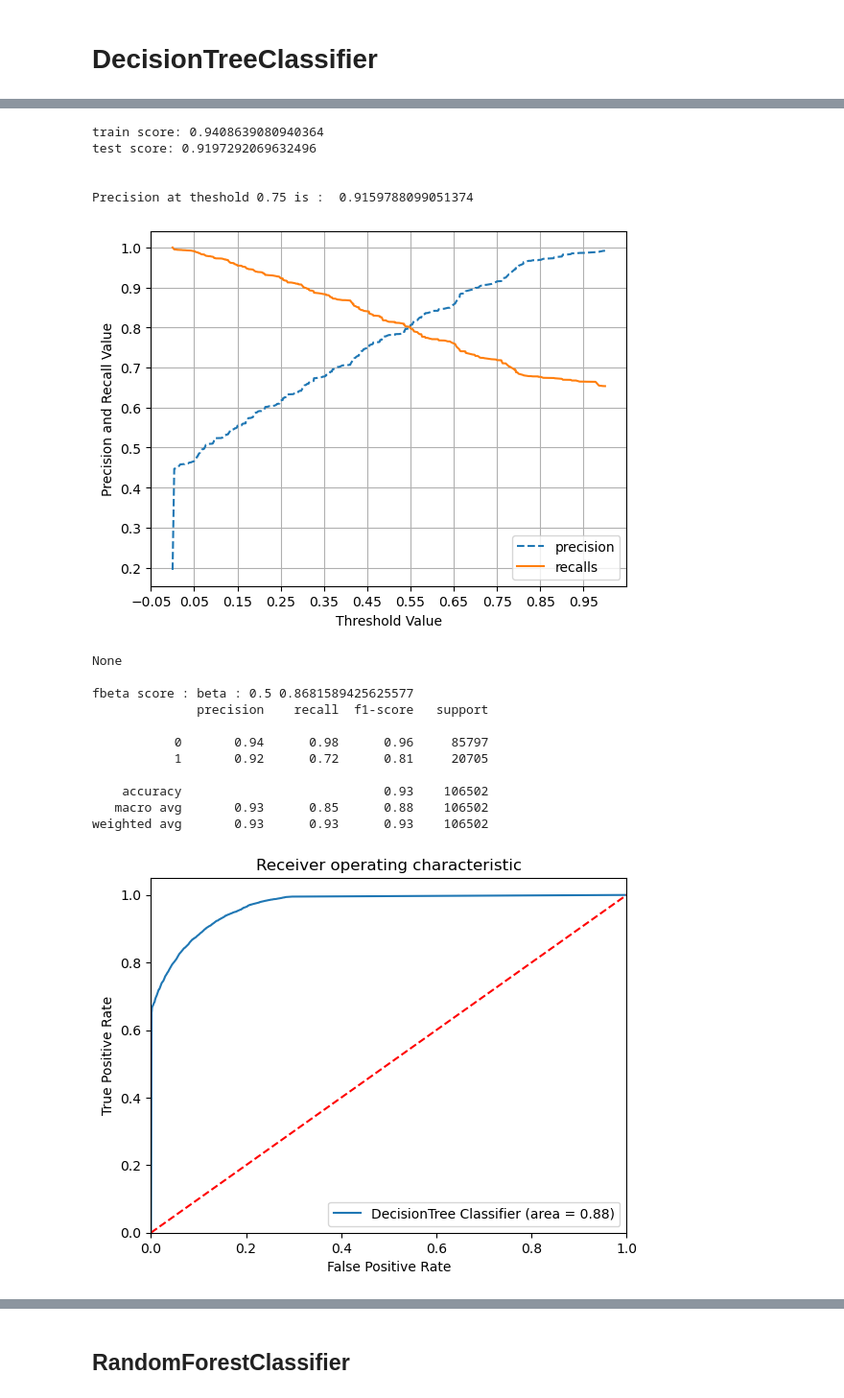
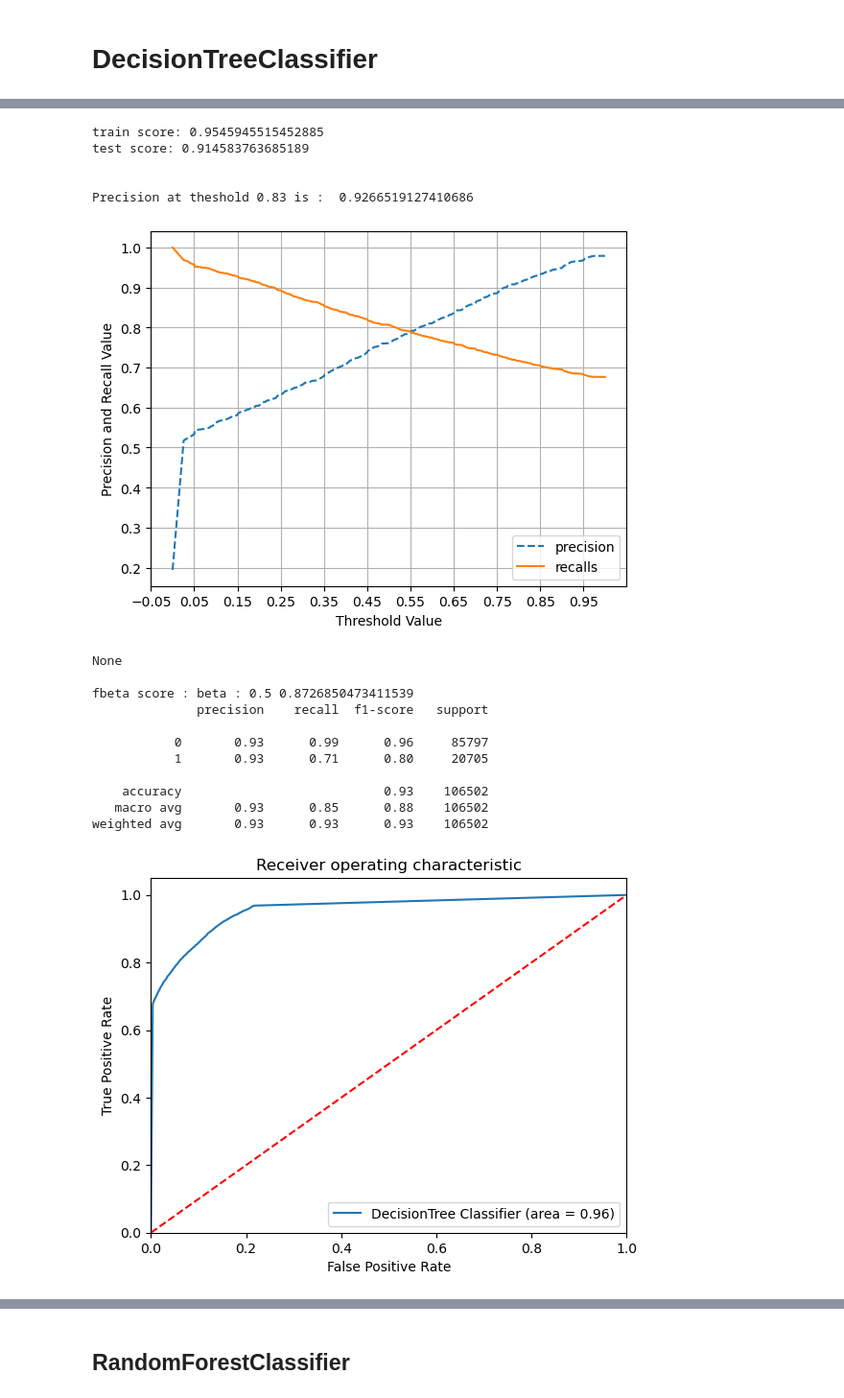
Before and after one commit to jiadiz/API-for-loan-selection, a Jupyter notebook: Binary classification with ensemble.ipynb, the cells around one changed output, grey strips where cells are left out. Shown at 96% size. Cells and saved outputs as stored; diff of their text form; code cells hidden in the pictures.

```diff
--- a/Binary classification with ensemble.ipynb
+++ b/Binary classification with ensemble.ipynb
@@ -600,6 +239,8 @@ df["pub_rec_bankruptcies"].value_counts(dropna=False)
 0.205364     45115
 0.162617       535
 Name: pub_rec_bankruptcies, dtype: int64
+# %%
+df = df.drop(['emp_title', 'title'], axis = 1)
 # %%
 (df.isna().sum()/df.shape[0]) *100
 # %% [output]
@@ -1209,11 +822,21 @@ test score: 0.9197385964582825
 from sklearn.model_selection import GridSearchCV
 # %%
 from sklearn.tree import DecisionTreeClassifier
-DTC = DecisionTreeClassifier
-parameters  = {
-    "max_depth" : [5,10,15],
-    "min_samples_split" : [5,9],
-    "min_samples_leaf" : [1,3,5]
+DTC = DecisionTreeClassifier()
+param_distributions = {
+    'criterion': ['gini', 'entropy'],
+    'max_depth': [None] + list(np.arange(1, 11)),
+    'min_samples_split': np.arange(2, 21),
+    'min_samples_leaf': np.arange(1, 21),
 }
-GS_DTC = GridSearchCV(estimator = DTC(),param_grid=parameters
-        )
+RS_DTC = RandomizedSearchCV(DTC, param_distributions=param_dist, n_iter=100, cv=5, n_jobs=-1, random_state=42)
+
+# Fit the model using random search
+RS_DTC.fit(X_smote,y_smote)
+
+# # Print the best parameters
+print("Best parameters found:")
+print(random_search.best_params_)
+
+# Get the best Decision Tree Classifier
+DTmodel = RS_DTC.best_estimator_
@@ -1220,2 +845,0 @@ GS_DTC = GridSearchCV(estimator = DTC(),param_grid=parameters
-# %%
-GS_DTC.fit(X_smote,y_smote)
@@ -1237,15 +846,4 @@ GS_DTC.best_score_
 # %%
-from sklearn.tree import DecisionTreeClassifier
-DTmodel = DecisionTreeClassifier(criterion='gini',
-                        splitter='best',
-                        max_depth=14,
-                        min_weight_fraction_leaf=0.0,
-                        max_features=None,
-                        random_state=None,
-                        max_leaf_nodes=None,
-                        min_impurity_decrease=0.0,
-                        class_weight="balanced",
-                        ccp_alpha=0.0,)
 DTmodel.fit(X_smote,y_smote)
 print("train score:",DTmodel.score(X_smote ,y_smote))
 print("test score:",DTmodel.score(X_test ,y_test))
@@ -1264,7 +862,7 @@ def custom_predict(X, threshold):
         return (probs[:, 1] > threshold).astype(int)
 
 
-threshold = 0.75
+threshold = 0.83
 
 new_preds = custom_predict(X=X_test, threshold=threshold)
 
@@ -1272,47 +870,48 @@ new_preds = custom_predict(X=X_test, threshold=threshold)
 print(f"Precision at theshold {threshold} is : ",precision_score(y_test,new_preds))
 
 
 print()
 print()
 
 
 print(precision_recall_curve_plot(y_test, DTmodel.predict_proba(X_test)[:,1]))
 plt.show()
 
 print()
 print("fbeta score : beta : 0.5",fbeta_score(y_true = y_test, y_pred = new_preds,
                                                 beta = 0.5))
 print(classification_report(y_test, new_preds))
 
-_roc_auc = roc_auc_score(y_test, DTmodel.predict(X_test))
+_roc_auc = roc_auc_score(y_test, DTmodel.predict_proba(X_test)[:,1])
+_roc_auc
 fpr, tpr, thresholds = roc_curve(y_test, DTmodel.predict_proba(X_test)[:,1])
 plt.figure()
 plt.plot(fpr, tpr, label='DecisionTree Classifier (area = %0.2f)' % _roc_auc)
 plt.plot([0, 1], [0, 1],'r--')
 plt.xlim([0.0, 1.0])
 plt.ylim([0.0, 1.05])
 plt.xlabel('False Positive Rate')
 plt.ylabel('True Positive Rate')
 plt.title('Receiver operating characteristic')
 plt.legend(loc="lower right")
 plt.savefig('DecisionTreeClassifier_ROC')
 plt.show()
 # %% [output]
-train score: 0.9408639080940364
-test score: 0.9197292069632496
+train score: 0.9545945515452885
+test score: 0.914583763685189
 
 
-Precision at theshold 0.75 is :  0.9159788099051374
+Precision at theshold 0.83 is :  0.9266519127410686
-[figure, old version]
+[figure, new version]
 None
 
-fbeta score : beta : 0.5 0.8681589425625577
+fbeta score : beta : 0.5 0.8726850473411539
               precision    recall  f1-score   support
 
-           0       0.94      0.98      0.96     85797
-           1       0.92      0.72      0.81     20705
+           0       0.93      0.99      0.96     85797
+           1       0.93      0.71      0.80     20705
 
     accuracy                           0.93    106502
    macro avg       0.93      0.85      0.88    106502
 weighted avg       0.93      0.93      0.93    106502
-[figure, old version]
+[figure, new version]
```
Also changed, not shown: parts of 139 cells of this notebook.
